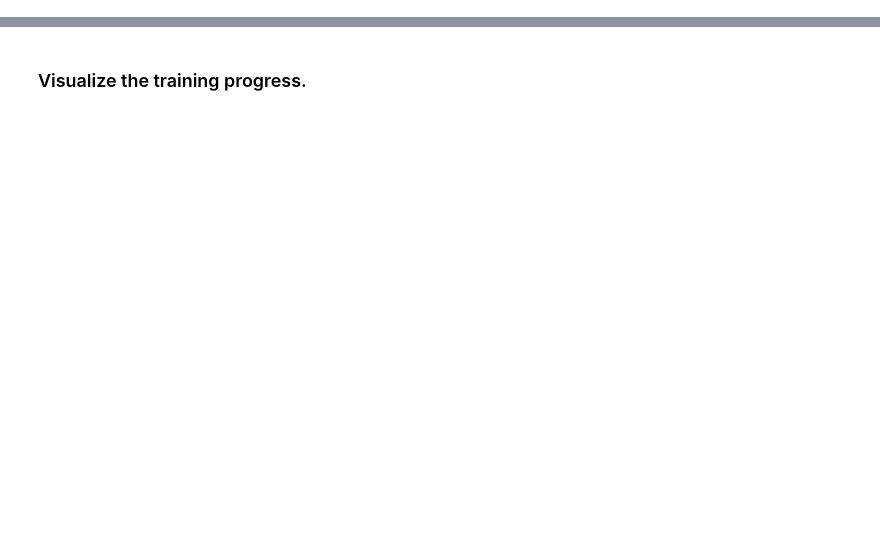
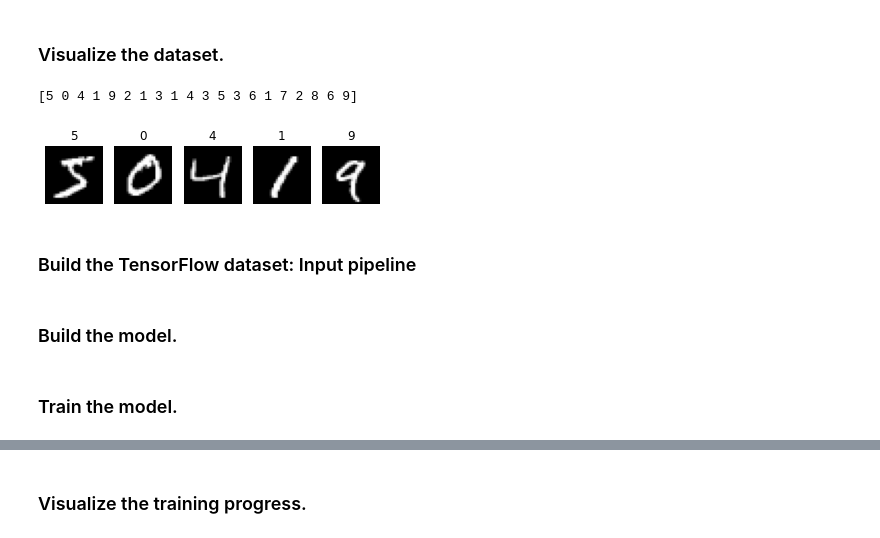
Before and after one commit to Tensor-to-the-flow/03-Pipeline, a Jupyter notebook: IANNWTF-HW03.ipynb, the cells around one changed output, grey strips where cells are left out. Saved outputs shown, nothing was run; the diff lists cells and outputs as text; code cells hidden in the pictures; blank space fills up the shorter version.

```diff
--- a/IANNWTF-HW03.ipynb
+++ b/IANNWTF-HW03.ipynb
@@ -267,0 +43,24 @@ Epoch: __ 9
+# %% [markdown]
+### Visualize the dataset.
+# %%
+print(train_labels[:20])
+# %% [output]
+[5 0 4 1 9 2 1 3 1 4 3 5 3 6 1 7 2 8 6 9]
+# %%
+# It can also be helpful to have a proper look at specific samples of a dataset to understand what you are dealing with.
+# Plot 5 samples with their corresponding label.
+
+fig, ax = plt.subplots(1,5)
+for i in range(5):
+
+    # Readout an image and the corresponding label.
+    img = train_images[i]
+    lbl = train_labels[i]
+
+    ax[i].imshow(img, cmap='gray')
+    ax[i].set_title(lbl)
+    ax[i].axis("off")
+# %% [output]
+[figure, added]
+# %% [markdown]
+### Build the TensorFlow dataset: Input pipeline
@@ -267,0 +94,2 @@ Epoch: __ 9
+# %% [markdown]
+### Build the model.
@@ -267,0 +134,2 @@ Epoch: __ 9
+# %% [markdown]
+### Train the model.
```
Also changed, not shown: parts of 32 cells of this notebook.
